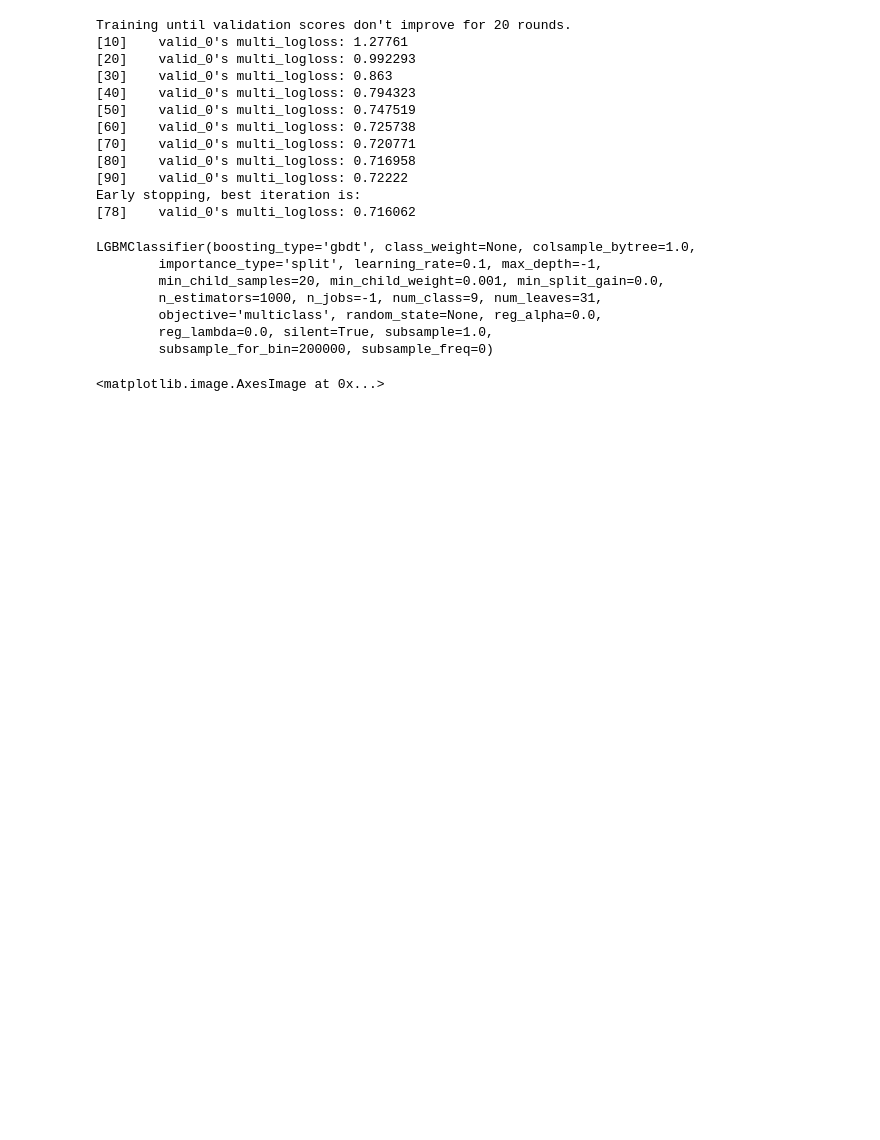
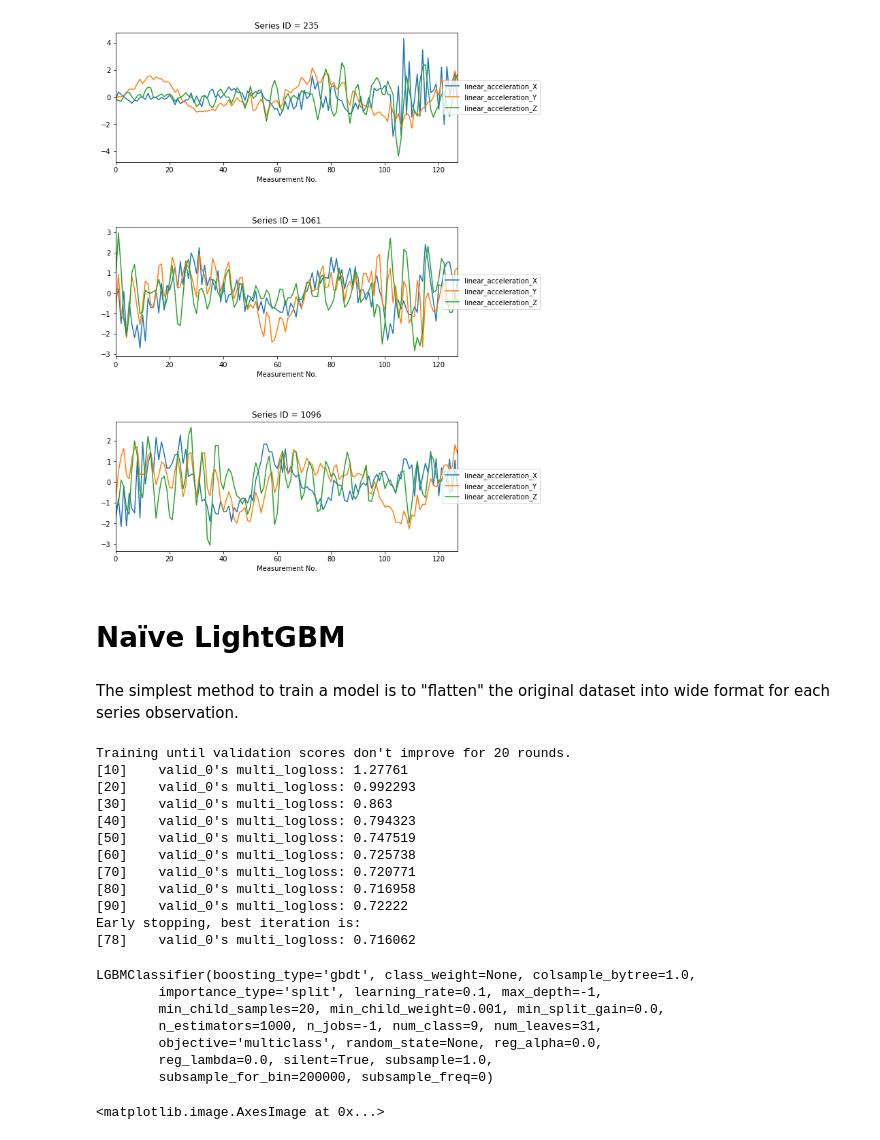
Before and after one commit to devforfu/careercon2019, a Jupyter notebook: 03_seq_modelling.ipynb, the cells around one changed output. Drawn from its saved outputs; the diff is of its cells as text; code cells hidden in the pictures; blank space fills up the shorter version.

```diff
--- a/03_seq_modelling.ipynb
+++ b/03_seq_modelling.ipynb
@@ -48,3 +70,11 @@ for ax, (series_id, group) in zip(axes.flat, groups):
+# %%
+lineplot(subset, starts(x_trn, 'lin'))
+# %% [output]
+[figure, added]
+# %% [markdown]
+# Naïve LightGBM
+# %% [markdown]
+The simplest method to train a model is to "flatten" the original dataset into wide format for each series observation.
 # %%
 trn_ids, val_ids = train_test_split(ids, stratify=y_trn.surface, test_size=0.2, random_state=seed)
 # %%
```
Also changed, not shown: parts of 10 cells of this notebook.
